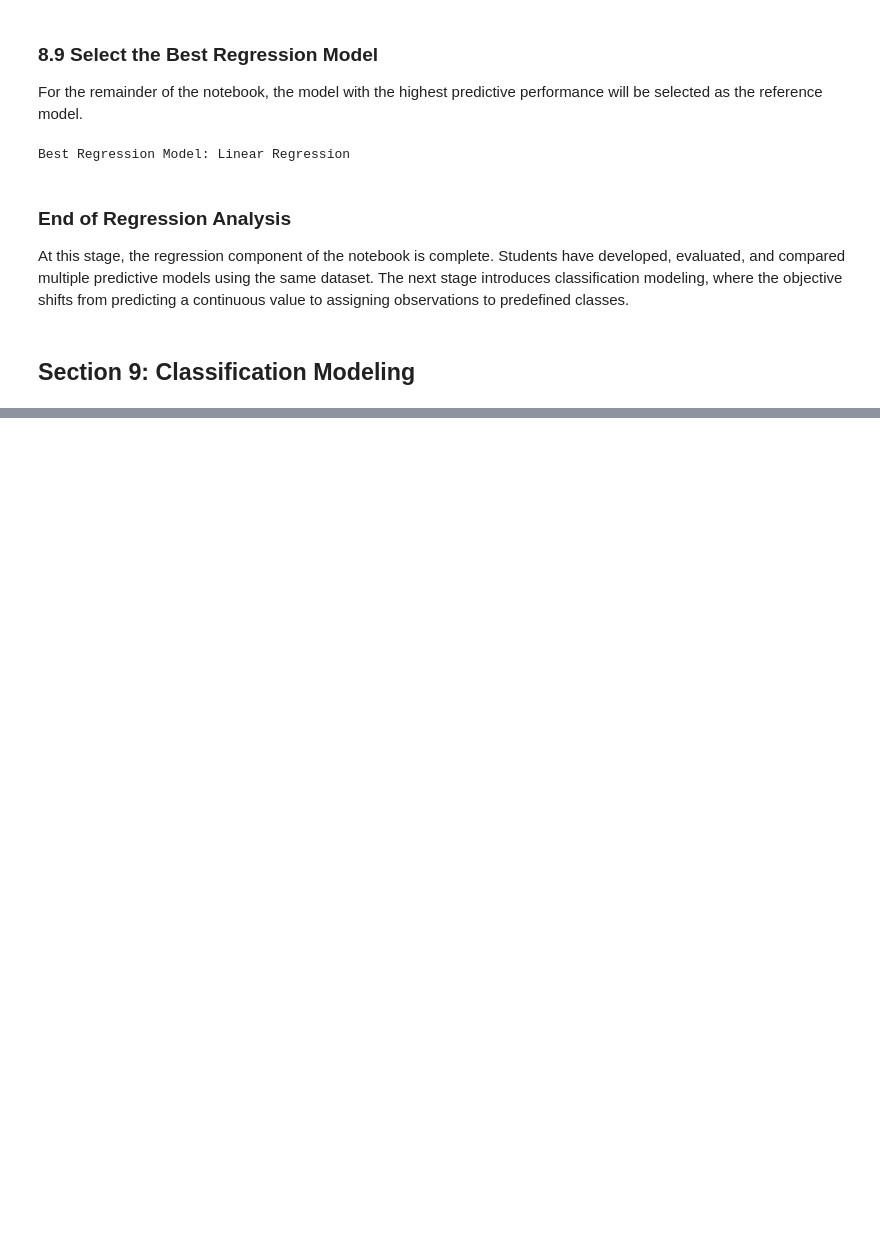
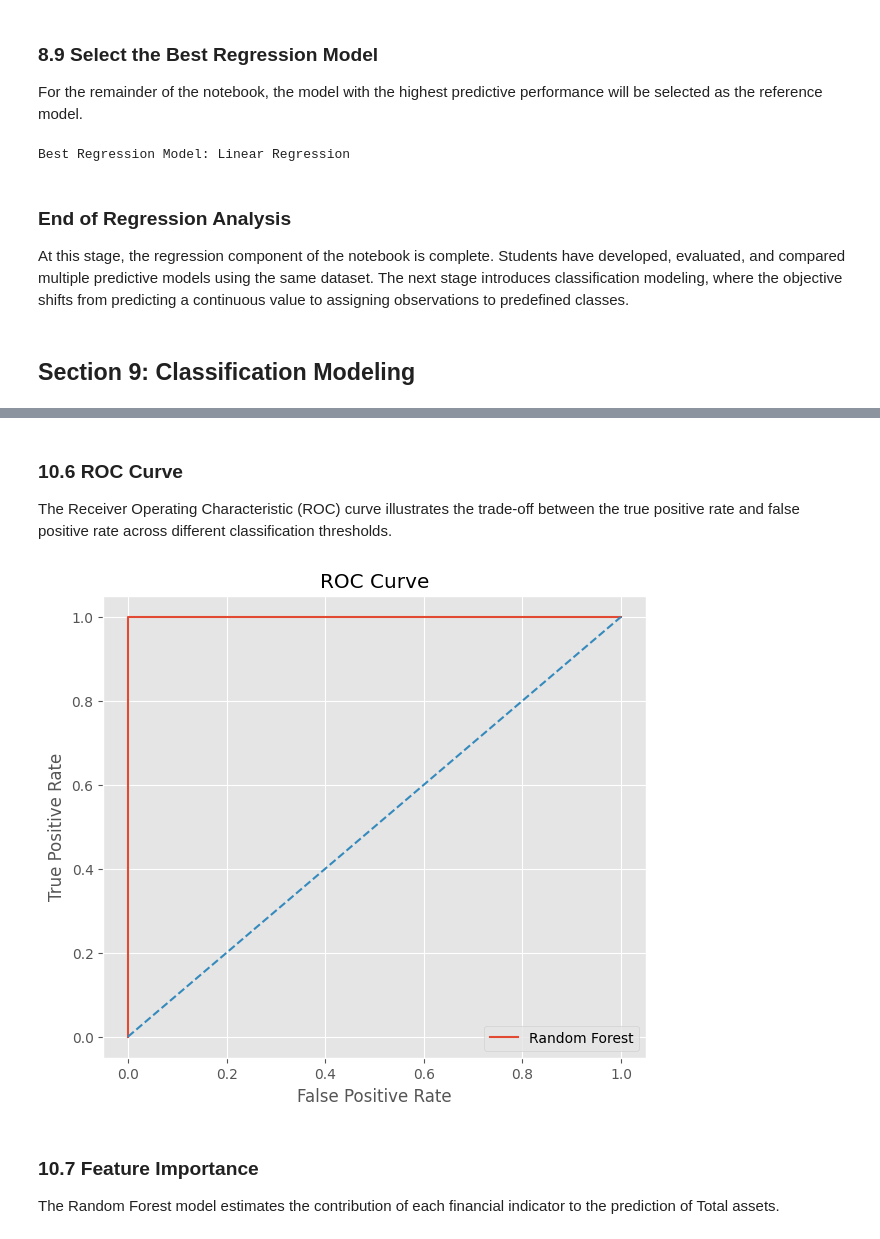
Before and after one commit to ejazurrehman/Islamic_Fintech_Working_Notebooks, a Jupyter notebook: Machine_Learning_and_Predictive_Analytics_for_Islamic_Banking.ipynb, the cells around one changed output, grey strips where cells are left out. Cells and saved outputs as stored; diff of their text form; code cells hidden in the pictures; blank space fills up the shorter version.

```diff
--- a/Machine_Learning_and_Predictive_Analytics_for_Islamic_Banking.ipynb
+++ b/Machine_Learning_and_Predictive_Analytics_for_Islamic_Banking.ipynb
@@ -1420,0 +1546,16 @@ At this stage, the regression component of the notebook is complete. Students ha
+# %%
+# ============================================================
+# Random Forest Classifier
+# ============================================================
+
+rf_classifier = RandomForestClassifier(
+    n_estimators=200,
+    random_state=42,
+    n_jobs=-1
+)
+
+rf_classifier.fit(X_train, y_train)
+
+y_pred_rf = rf_classifier.predict(X_test)
+
+print("Random Forest Classifier trained successfully.")
@@ -1420,0 +1770,45 @@ At this stage, the regression component of the notebook is complete. Students ha
+# %% [markdown]
+### 10.6 ROC Curve
+
+The Receiver Operating Characteristic (ROC) curve illustrates the trade-off between the true positive rate and false positive rate across different classification thresholds.
+# %%
+# ============================================================
+# ROC Curve
+# ============================================================
+
+probabilities = rf_classifier.predict_proba(X_test)[:,1]
+
+fpr, tpr, _ = roc_curve(
+    y_test,
+    probabilities
+)
+
+plt.figure(figsize=(7,6))
+
+plt.plot(
+    fpr,
+    tpr,
+    label="Random Forest"
+)
+
+plt.plot(
+    [0,1],
+    [0,1],
+    "--"
+)
+
+plt.xlabel("False Positive Rate")
+
+plt.ylabel("True Positive Rate")
+
+plt.title("ROC Curve")
+
+plt.legend()
+
+plt.show()
+# %% [output]
+[figure, added]
+# %% [markdown]
+### 10.7 Feature Importance
+
+The Random Forest model estimates the contribution of each financial indicator to the prediction of Total assets.
```
Also changed, not shown: parts of 69 cells of this notebook.
